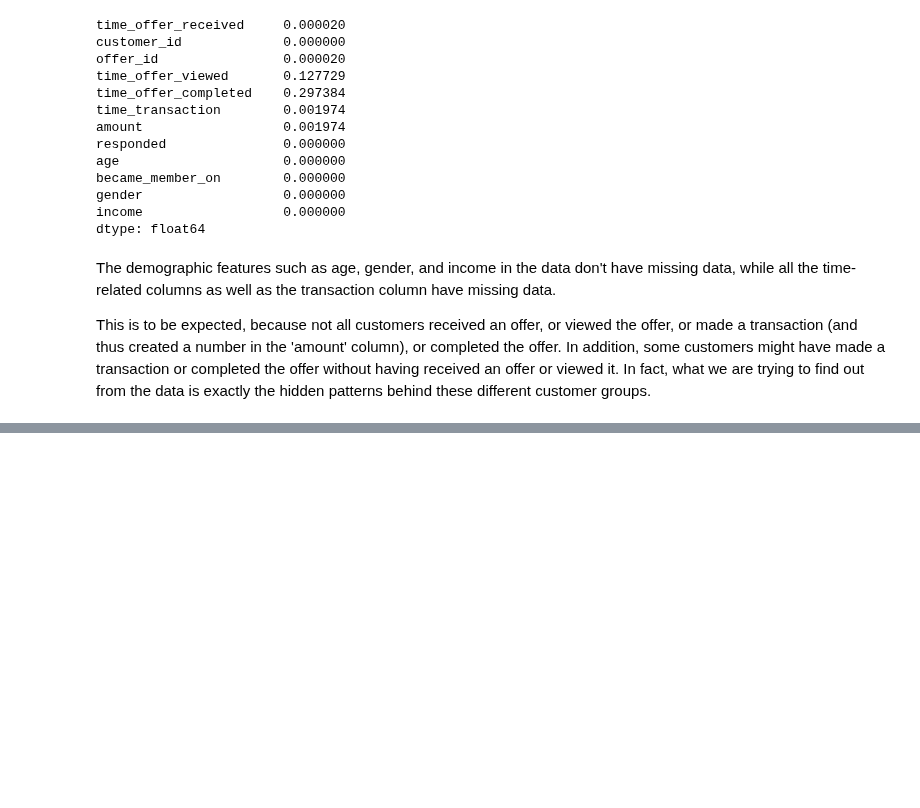
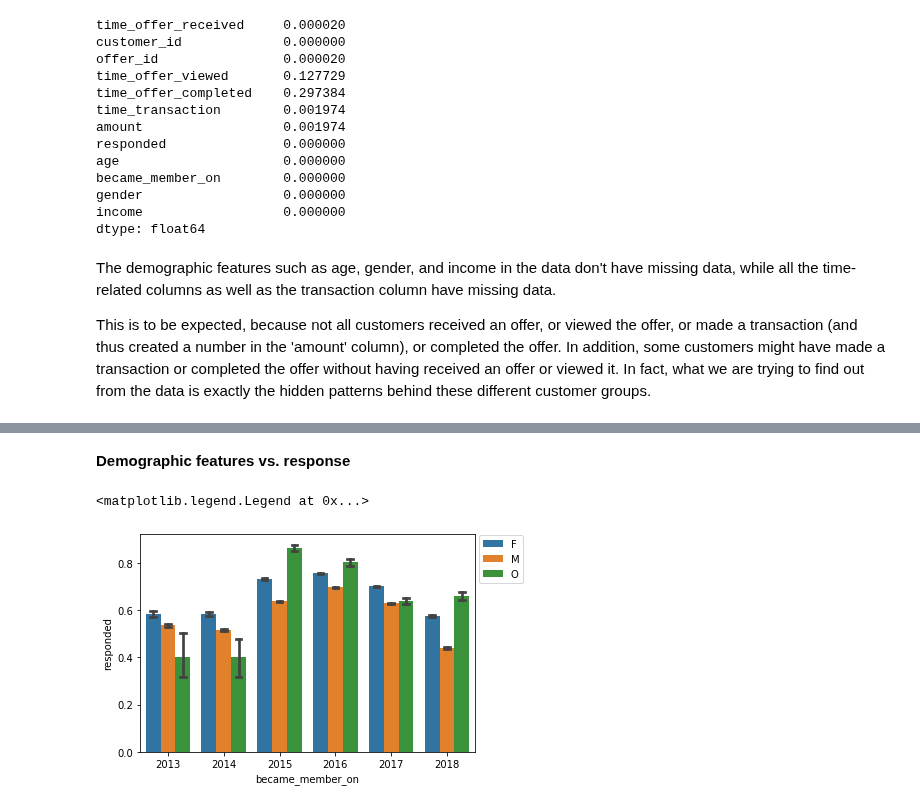
Before and after one commit to Kilie/starbucks, a Jupyter notebook: Starbucks_Capstone_notebook.ipynb, the cells around one changed output, grey strips where cells are left out. Saved outputs shown, nothing was run; the diff lists cells and outputs as text; code cells hidden in the pictures; blank space fills up the shorter version.

```diff
--- a/Starbucks_Capstone_notebook.ipynb
+++ b/Starbucks_Capstone_notebook.ipynb
@@ -542,0 +595,10 @@ This is to be expected, because not all customers received an offer, or viewed t
+# %% [markdown]
+**Demographic features vs. response**
+# %%
+# The impact of gender and joining time on response
+ax = sns.barplot(x=df['became_member_on'], y=df['responded'], hue=df['gender'], capsize=.1)
+ax.legend(bbox_to_anchor=(1.16, 1.02))
+ax.set_title('Response percentage of different genders joining at different time')
+# %% [output]
+<matplotlib.legend.Legend at 0x...>
+[figure, added]
```
Also changed, not shown: parts of 12 cells of this notebook.
